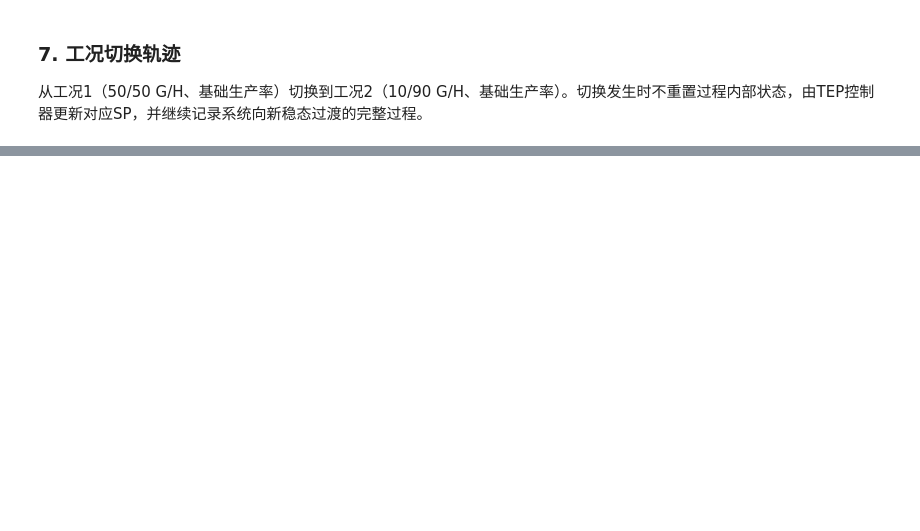
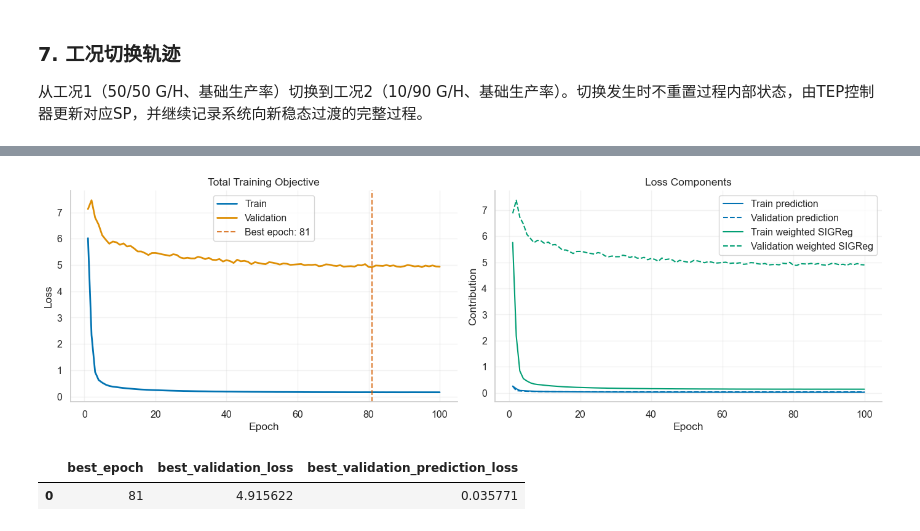
Before and after one commit to ShixiangLi/tepwm, a Jupyter notebook: tutorial/tep_tutorial.ipynb, the cells around one changed output, grey strips where cells are left out. Drawn from its saved outputs; the diff is of its cells as text; code cells hidden in the pictures; blank space fills up the shorter version.

```diff
--- a/tutorial/tep_tutorial.ipynb
+++ b/tutorial/tep_tutorial.ipynb
@@ -481,0 +420,19 @@ show_trajectory(
+# %%
+# 重新读取正式配置
+data_config = load_data_config(project_root / "configs/config.yaml")
+
+# 使用时间戳创建不可覆盖的数据集版本
+full_version = pd.Timestamp.now().strftime("tep_full_%Y%m%d_%H%M%S")
+full_output_dir = project_root / "datasets" / full_version
+
+# 不传数量参数，即使用config.yaml中的全量配置
+full_result = generate_dataset(
+    data_config,
+    output_dir=full_output_dir,
+    show_progress=True,
+)
+
+display(pd.DataFrame([full_result["summary"]]))
+print(f"数据目录：{full_result['output_dir']}")
+print(f"轨迹清单：{full_result['manifest_path']}")
+print(f"统计摘要：{full_result['summary_path']}")
@@ -481,0 +479,12 @@ show_trajectory(
+# %%
+# 第一步：读取模型配置并实例化TEP-LeWM。
+with open(project_root / "configs/config.yaml", encoding="utf-8") as file:
+    project_config = yaml.safe_load(file)
+
+model_config = project_config["model"]
+device = torch.device("cuda" if torch.cuda.is_available() else "cpu")
+model = build_tep_lewm(model_config).to(device)
+
+parameter_count = sum(parameter.numel() for parameter in model.parameters())
+print(f"运行设备：{device}")
+print(f"模型参数量：{parameter_count:,}")
@@ -481,0 +593,13 @@ show_trajectory(
+# %%
+# 自动读取训练历史、绘制损失并返回最佳模型信息。
+training_summary, _, _ = plot_training_history(
+    training_config["output_dir"],
+    sigreg_weight=training_config["sigreg_weight"],
+    search_roots=[project_root, project_root / "tutorial"],
+)
+plt.show()
+display(pd.DataFrame([training_summary]))
+# %% [output]
+[figure, added]
+|  | best_epoch | best_validation_loss | best_validation_prediction_loss |
+| 0 | 81 | 4.915622 | 0.035771 |
```
Also changed, not shown: parts of 27 cells of this notebook, 15 other files.
